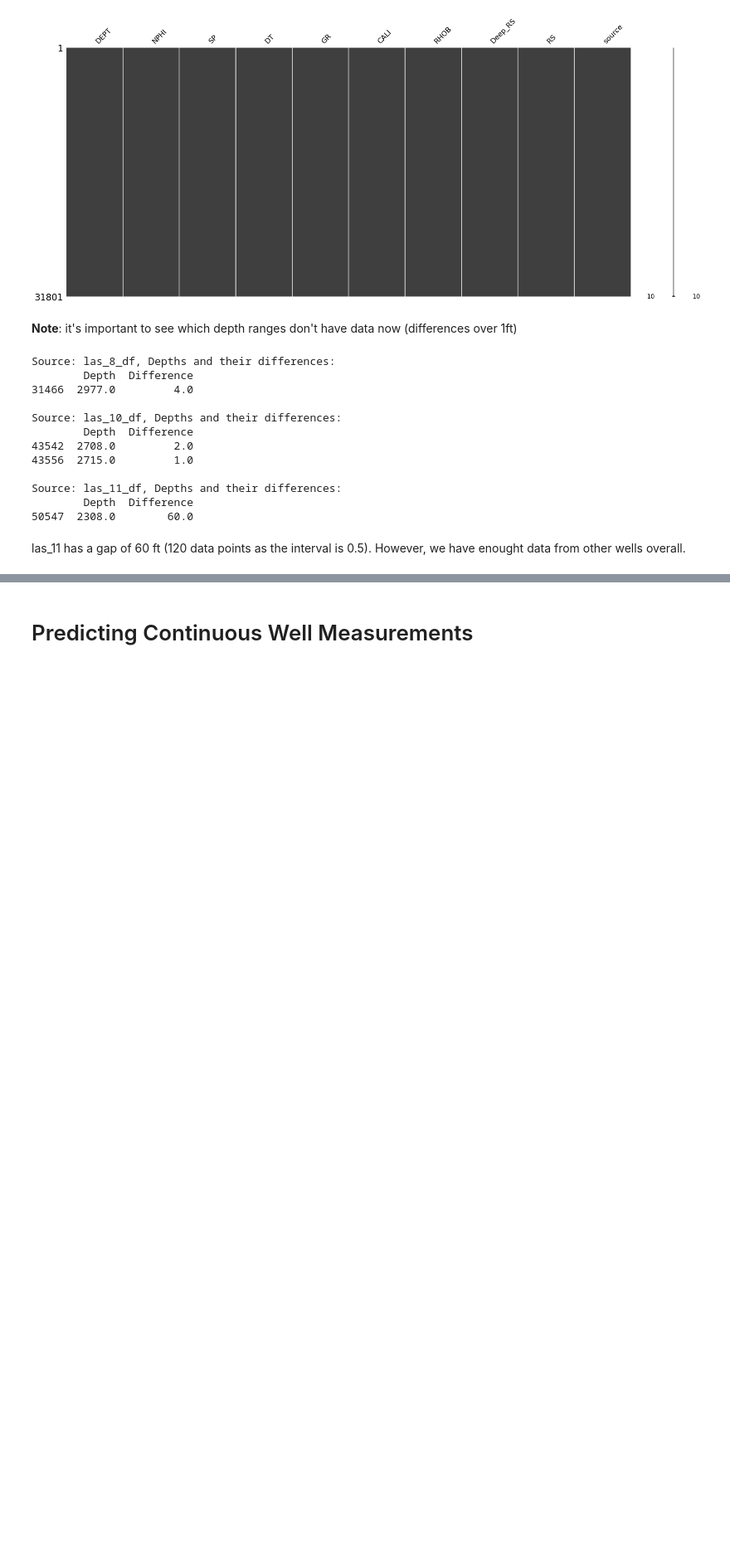
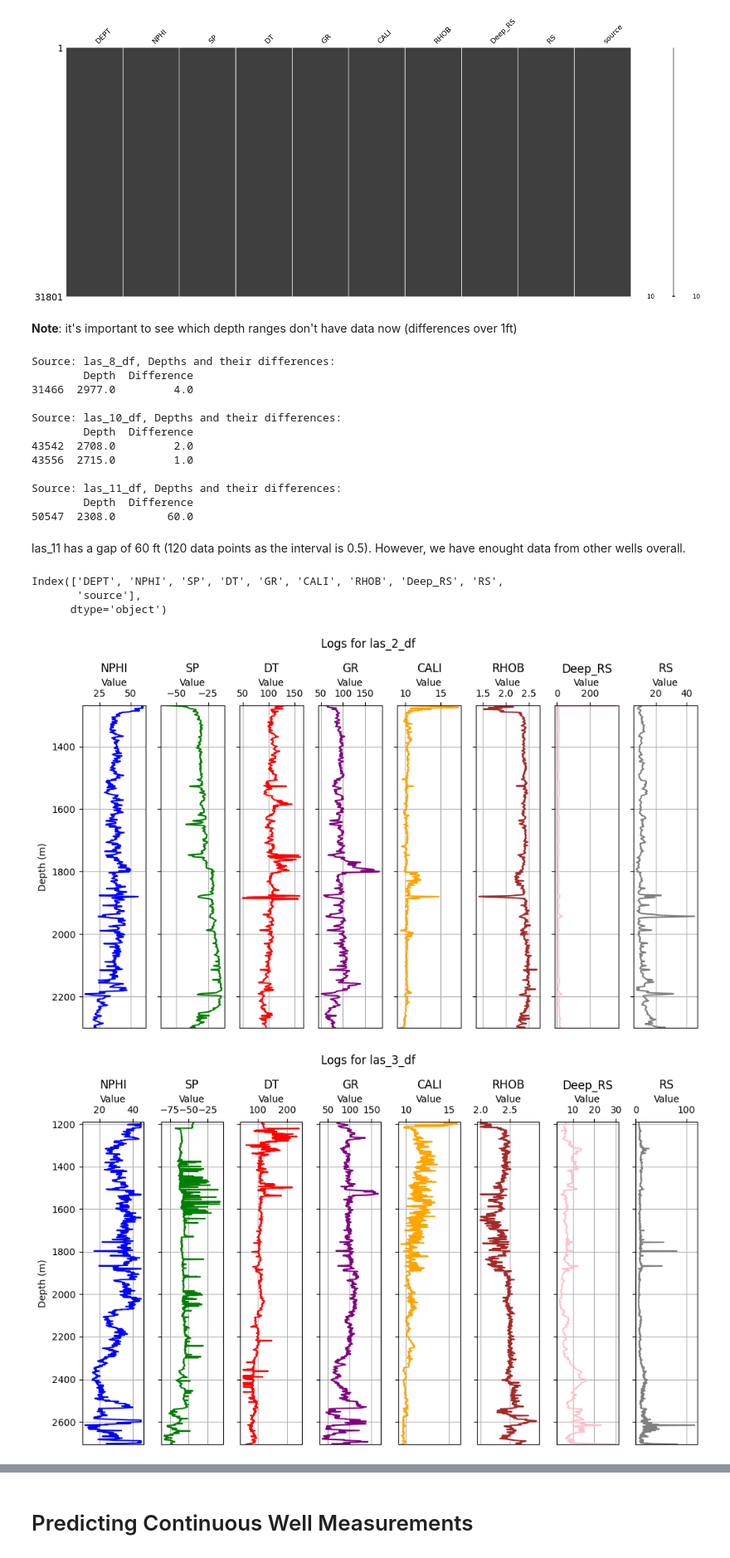
Before and after one commit to jcmefra/Petrophysics-Machine-Learning, a Jupyter notebook: notebook.ipynb, the cells around one changed output, grey strips where cells are left out. Shown at 83% size. Cells and saved outputs as stored; diff of their text form; code cells hidden in the pictures; blank space fills up the shorter version.

Commit message:
data prep

```diff
--- a/notebook.ipynb
+++ b/notebook.ipynb
@@ -348,3 +348,9 @@ Source: las_11_df, Depths and their differences:
 50547  2308.0        60.0
 # %% [markdown]
 las_11 has a gap of 60 ft (120 data points as the interval is 0.5). However, we have enought data from other wells overall.
+# %%
+combined_df.columns
+# %% [output]
+Index(['DEPT', 'NPHI', 'SP', 'DT', 'GR', 'CALI', 'RHOB', 'Deep_RS', 'RS',
+       'source'],
+      dtype='object')
@@ -350,0 +361,41 @@ las_11 has a gap of 60 ft (120 data points as the interval is 0.5). However, we
+# %%
+import matplotlib.pyplot as plt
+
+# Split the logs into two groups based on the provided columns in combined_df
+logs_to_plot_1 = ['NPHI', 'SP', 'DT', 'GR', 'CALI', 'RHOB', 'Deep_RS', 'RS']
+
+# Assign colors for each log (adjust colors as needed)
+log_colors_1 = ['blue', 'green', 'red', 'purple', 'orange', 'brown', 'pink', 'gray']
+
+# Iterate over each unique source in combined_df
+for source in combined_df['source'].unique():
+    # Filter the combined DataFrame for the current source
+    source_df = combined_df[combined_df['source'] == source]
+
+    # Create a new figure for each source
+    fig, axes = plt.subplots(nrows=1, ncols=len(logs_to_plot_1), figsize=(10, 6), sharey=True)
+
+    # Plot each log in Group 1
+    for i, (log, color) in enumerate(zip(logs_to_plot_1, log_colors_1)):
+        if log in source_df.columns:  # Ensure the log exists in the DataFrame
+            axes[i].plot(source_df[log], source_df["DEPT"], color=color)
+            axes[i].set_title(log)  # Set title for each subplot
+            axes[i].grid()
+
+    # Common configuration for all axes in Group 1
+    for ax in axes:
+        ax.set_ylim(source_df["DEPT"].max(), source_df["DEPT"].min())  # Invert Y axis so depth increases downward
+        ax.set_xlabel("Value")
+        ax.xaxis.set_label_position("top")
+        ax.xaxis.tick_top()
+
+    axes[0].set_ylabel("Depth (m)")
+
+    # Set the title for the entire figure using the source
+    plt.suptitle(f"Logs for {source}")
+
+    plt.tight_layout()
+    plt.show()
+# %% [output]
+[figure, added]
+[figure, added]
```
Also changed, not shown: parts of 9 cells of this notebook.
